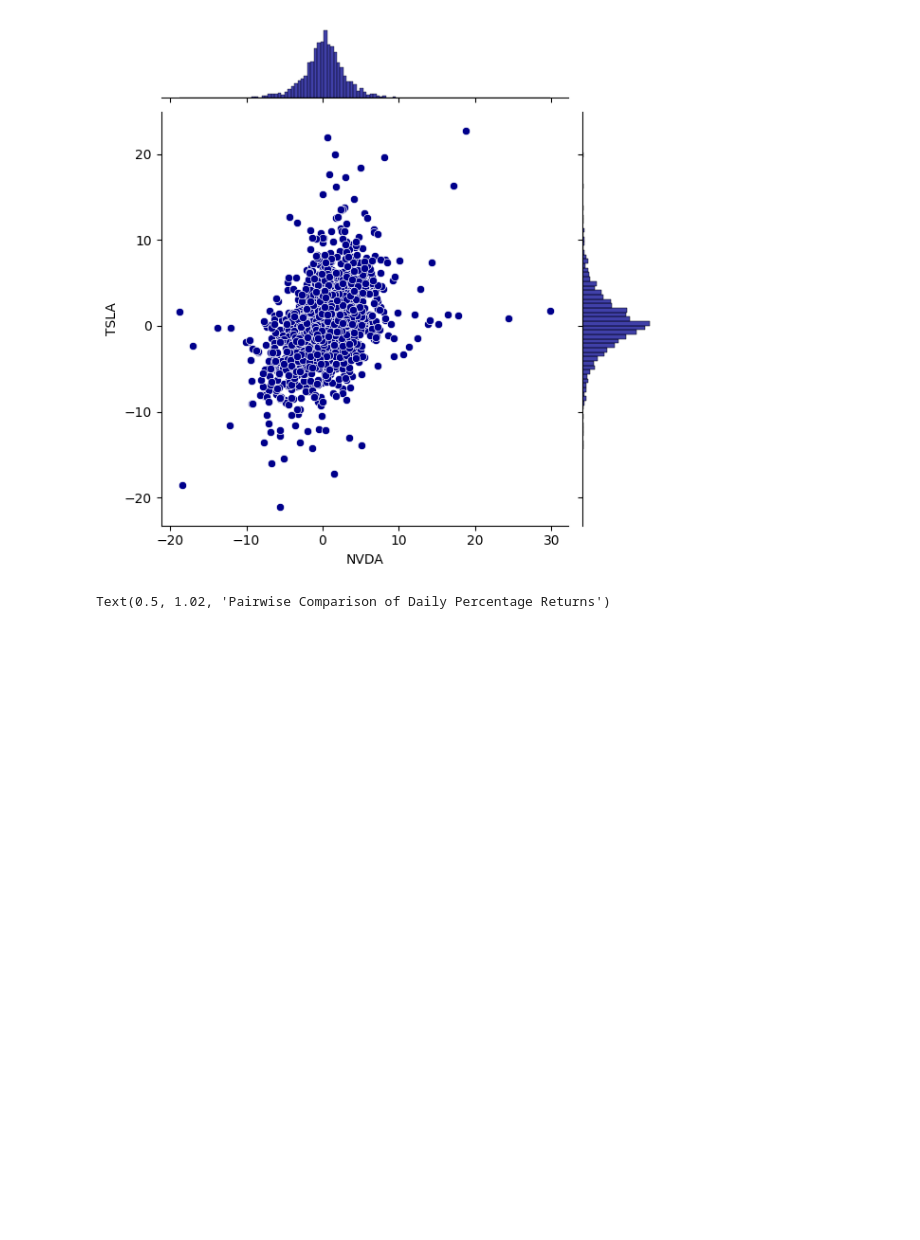
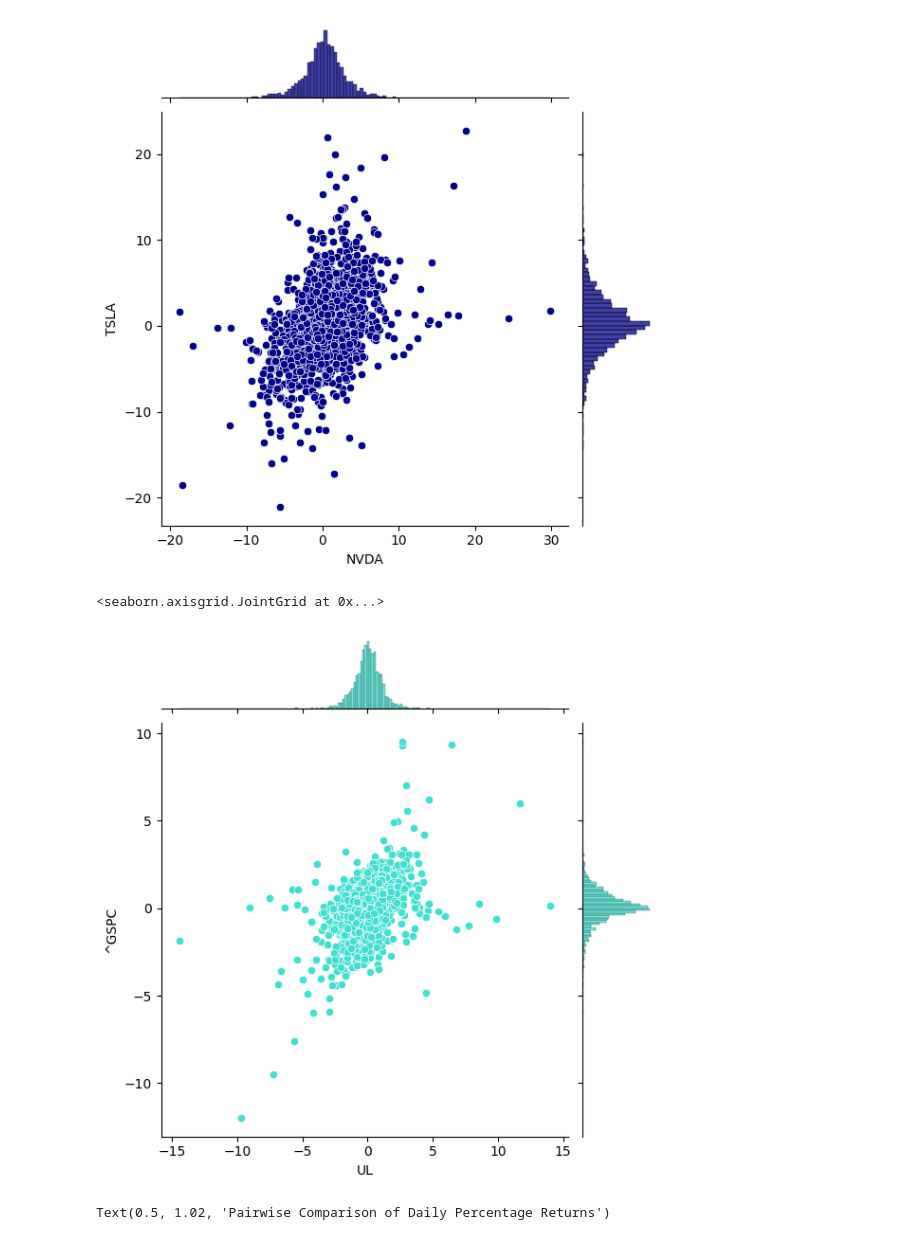
Before and after one commit to hjmoore67/AI-Coursework-Uni, a Jupyter notebook: uni-ai-coursework.ipynb, the cells around one changed output. Drawn from its saved outputs; the diff is of its cells as text; code cells hidden in the pictures; blank space fills up the shorter version.

```diff
--- a/uni-ai-coursework.ipynb
+++ b/uni-ai-coursework.ipynb
@@ -568,6 +568,11 @@ sns.jointplot(x='NVDA', y='TSLA', data=pivot_returns, kind='scatter', color='dar
 # %% [output]
 <seaborn.axisgrid.JointGrid at 0x...>
 [figure]
+# %%
+sns.jointplot(x='UL', y='^GSPC', data=pivot_returns, kind='scatter', color='turquoise')
+# %% [output]
+<seaborn.axisgrid.JointGrid at 0x...>
+[figure, added]
 # %%
 # Create pairplot
 sns.set(style="whitegrid")
```
Also changed, not shown: parts of 9 cells of this notebook.
